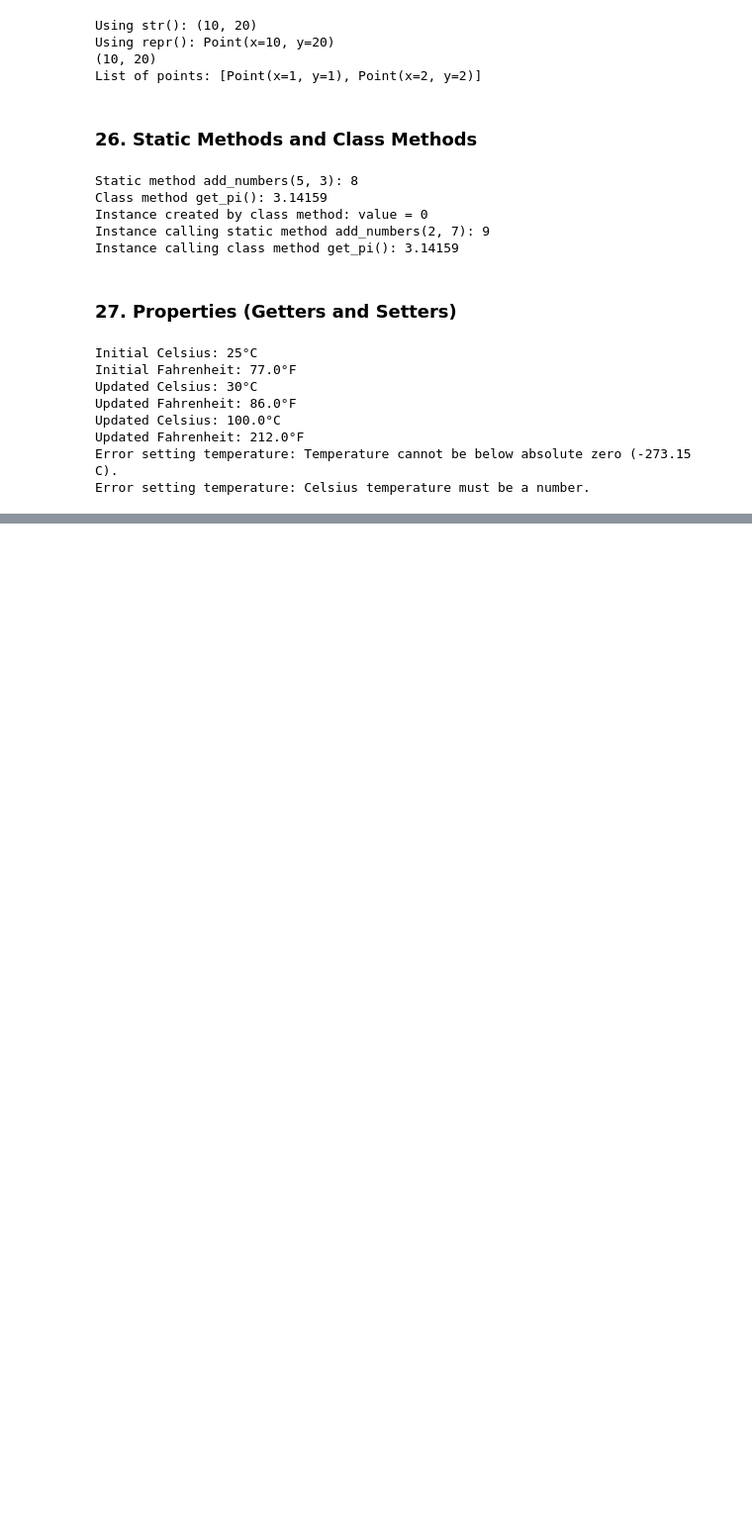
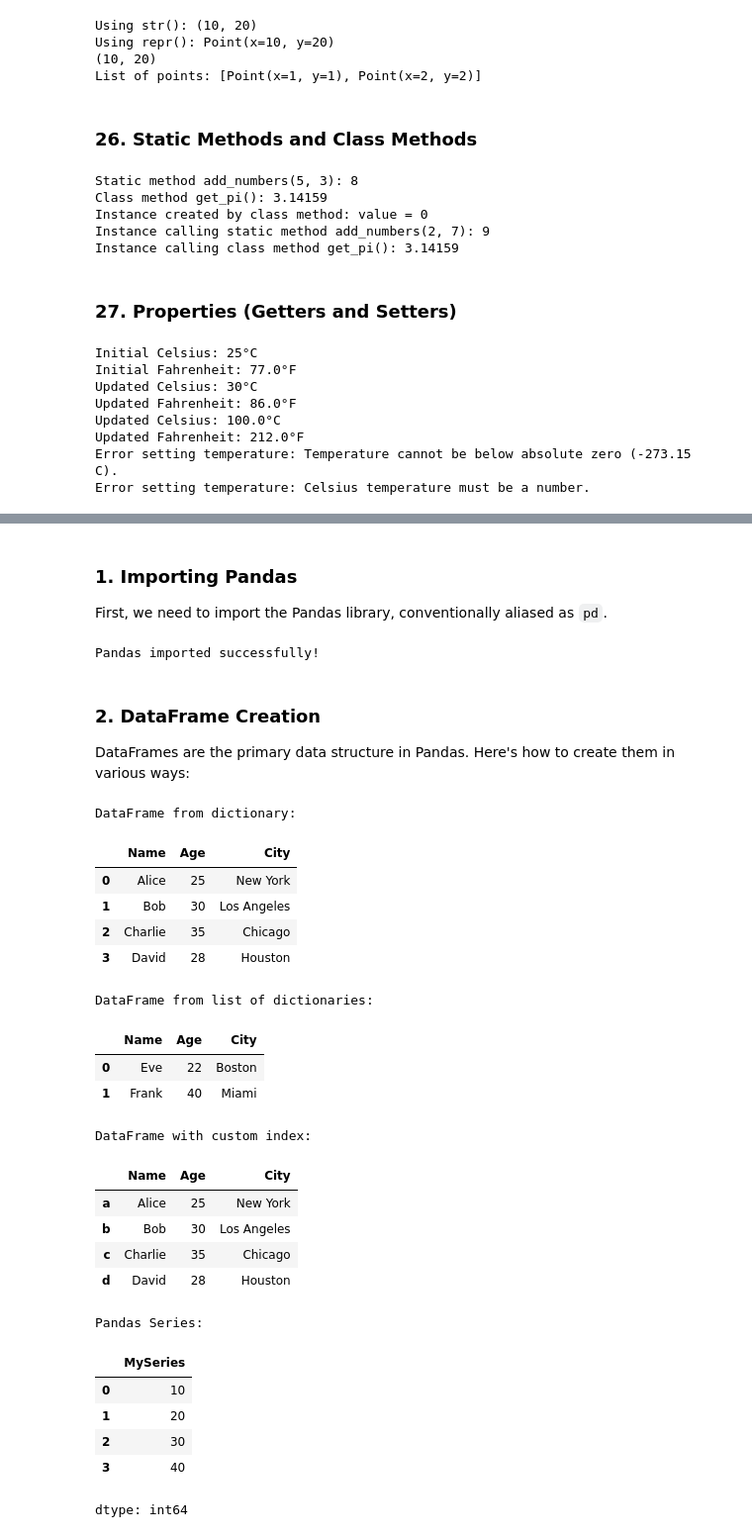
Before and after one commit to Siddharth5723/AI-Powered-Regulatory-Compliance-Checker-for-Contracts, a Jupyter notebook: task_week_1.ipynb, the cells around one changed output, grey strips where cells are left out. Shown at 99% size. Cells and saved outputs as stored; diff of their text form; code cells hidden in the pictures; blank space fills up the shorter version.

```diff
--- a/task_week_1.ipynb
+++ b/task_week_1.ipynb
@@ -333,0 +674,66 @@ Error setting temperature: Celsius temperature must be a number.
+# %% [markdown]
+### 1. Importing Pandas
+
+First, we need to import the Pandas library, conventionally aliased as `pd`.
+# %%
+import pandas as pd
+print("Pandas imported successfully!")
+# %% [output]
+Pandas imported successfully!
+# %% [markdown]
+### 2. DataFrame Creation
+
+DataFrames are the primary data structure in Pandas. Here's how to create them in various ways:
+# %%
+# From a dictionary of lists/arrays
+data = {
+    'Name': ['Alice', 'Bob', 'Charlie', 'David'],
+    'Age': [25, 30, 35, 28],
+    'City': ['New York', 'Los Angeles', 'Chicago', 'Houston']
+}
+df_from_dict = pd.DataFrame(data)
+print("DataFrame from dictionary:\n")
+display(df_from_dict)
+
+# From a list of dictionaries
+data_list = [
+    {'Name': 'Eve', 'Age': 22, 'City': 'Boston'},
+    {'Name': 'Frank', 'Age': 40, 'City': 'Miami'}
+]
+df_from_list_of_dict = pd.DataFrame(data_list)
+print("\nDataFrame from list of dictionaries:\n")
+display(df_from_list_of_dict)
+
+# Creating a DataFrame with an index
+df_indexed = pd.DataFrame(data, index=['a', 'b', 'c', 'd'])
+print("\nDataFrame with custom index:\n")
+display(df_indexed)
+
+# Creating a Series (1D labeled array)
+s = pd.Series([10, 20, 30, 40], name='MySeries')
+print("\nPandas Series:\n")
+display(s)
+# %% [output]
+DataFrame from dictionary:
+|  | Name | Age | City |
+| 0 | Alice | 25 | New York |
+| 1 | Bob | 30 | Los Angeles |
+| 2 | Charlie | 35 | Chicago |
+| 3 | David | 28 | Houston |
+DataFrame from list of dictionaries:
+|  | Name | Age | City |
+| 0 | Eve | 22 | Boston |
+| 1 | Frank | 40 | Miami |
+DataFrame with custom index:
+|  | Name | Age | City |
+| a | Alice | 25 | New York |
+| b | Bob | 30 | Los Angeles |
+| c | Charlie | 35 | Chicago |
+| d | David | 28 | Houston |
+Pandas Series:
+|  | MySeries |
+| 0 | 10 |
+| 1 | 20 |
+| 2 | 30 |
+| 3 | 40 |
+dtype: int64
```
Also changed, not shown: parts of 28 cells of this notebook.
